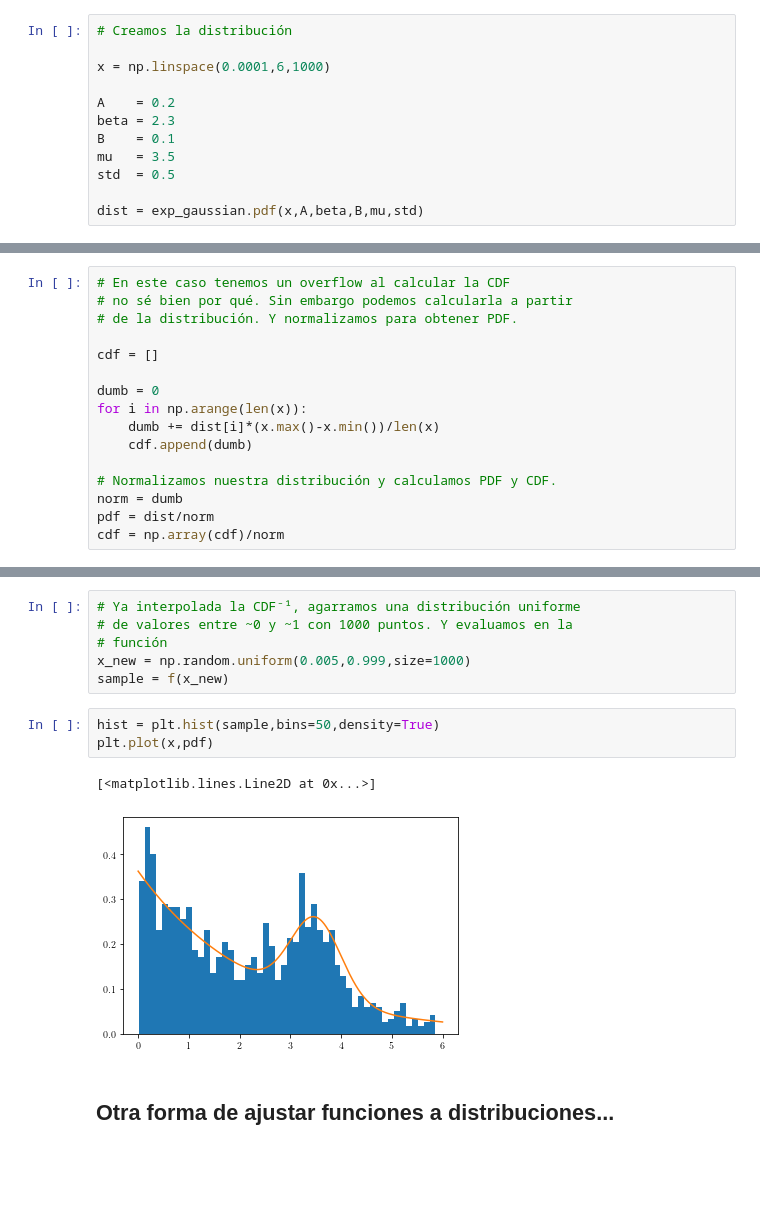
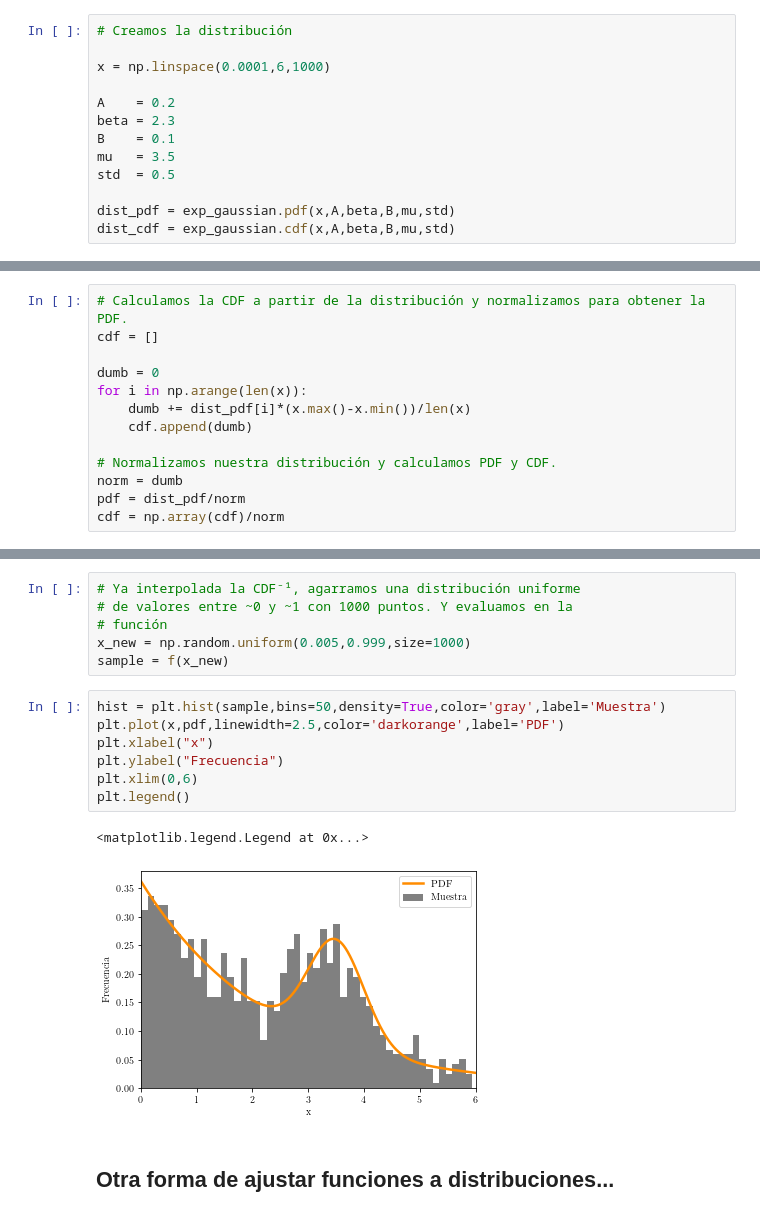
Before and after one commit to aaguayoo/Labo, a Jupyter notebook: Probabilidad.ipynb, the cells around one changed output, grey strips where cells are left out. Cells and saved outputs as stored; diff of their text form; blank space fills up the shorter version.

```diff
--- a/Probabilidad.ipynb
+++ b/Probabilidad.ipynb
@@ -516,4 +592,5 @@ B    = 0.1
 mu   = 3.5
 std  = 0.5
 
-dist = exp_gaussian.pdf(x,A,beta,B,mu,std)
+dist_pdf = exp_gaussian.pdf(x,A,beta,B,mu,std)
+dist_cdf = exp_gaussian.cdf(x,A,beta,B,mu,std)
@@ -525,17 +610,14 @@ plt.plot(x,dist)
 # %%
-# En este caso tenemos un overflow al calcular la CDF
-# no sé bien por qué. Sin embargo podemos calcularla a partir
-# de la distribución. Y normalizamos para obtener PDF.
-
+# Calculamos la CDF a partir de la distribución y normalizamos para obtener la PDF.
 cdf = []
 
 dumb = 0
 for i in np.arange(len(x)):
-    dumb += dist[i]*(x.max()-x.min())/len(x)
+    dumb += dist_pdf[i]*(x.max()-x.min())/len(x)
     cdf.append(dumb)
 
 # Normalizamos nuestra distribución y calculamos PDF y CDF.
 norm = dumb
-pdf = dist/norm
+pdf = dist_pdf/norm
 cdf = np.array(cdf)/norm
 # %%
@@ -561,10 +646,14 @@ f = interpolate.interp1d(cdf,x,kind='cubic')
 x_new = np.random.uniform(0.005,0.999,size=1000)
 sample = f(x_new)
 # %%
-hist = plt.hist(sample,bins=50,density=True)
-plt.plot(x,pdf)
+hist = plt.hist(sample,bins=50,density=True,color='gray',label='Muestra')
+plt.plot(x,pdf,linewidth=2.5,color='darkorange',label='PDF')
+plt.xlabel("x")
+plt.ylabel("Frecuencia")
+plt.xlim(0,6)
+plt.legend()
 # %% [output]
-[<matplotlib.lines.Line2D at 0x...>]
+<matplotlib.legend.Legend at 0x...>
-[figure, old version]
+[figure, new version]
 # %% [markdown]
 ## Otra forma de ajustar funciones a distribuciones...
```
Also changed, not shown: parts of 43 cells of this notebook, 2 other files.
